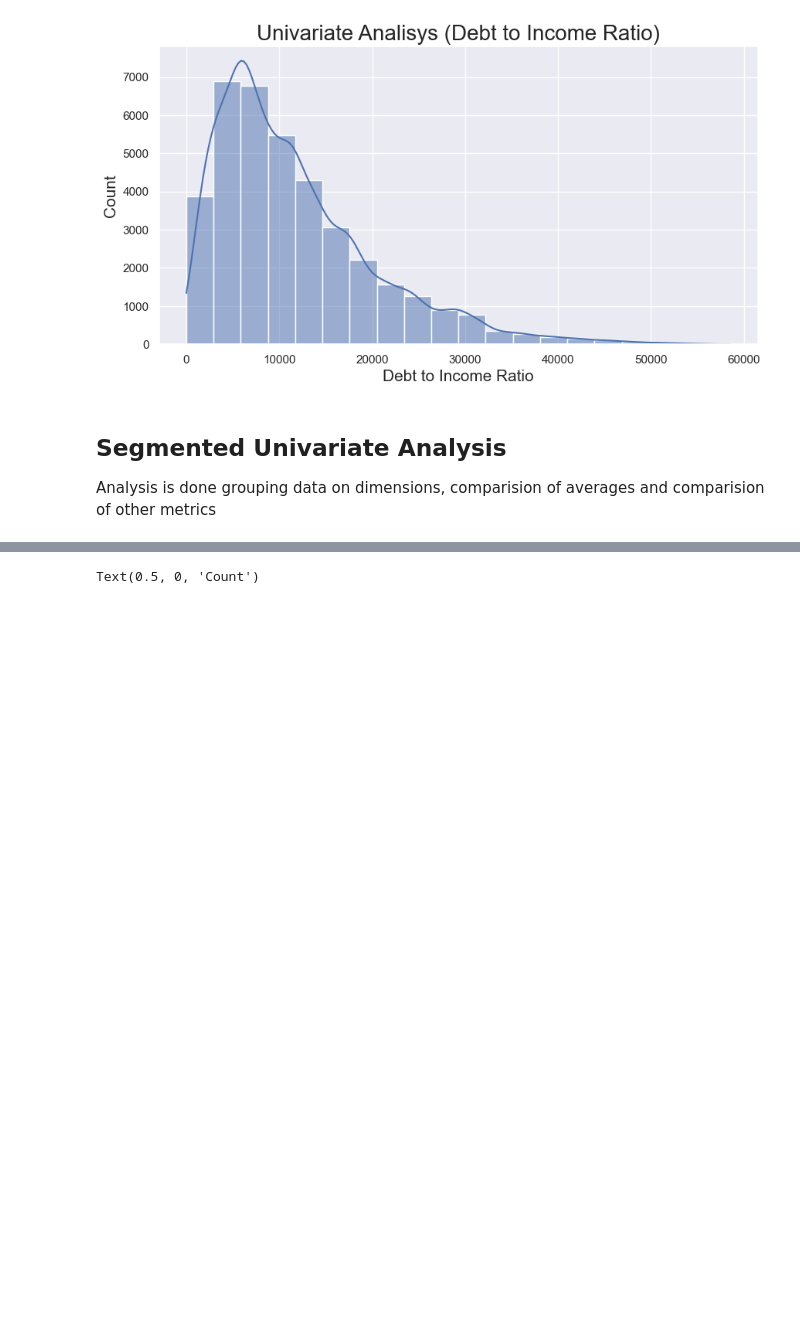
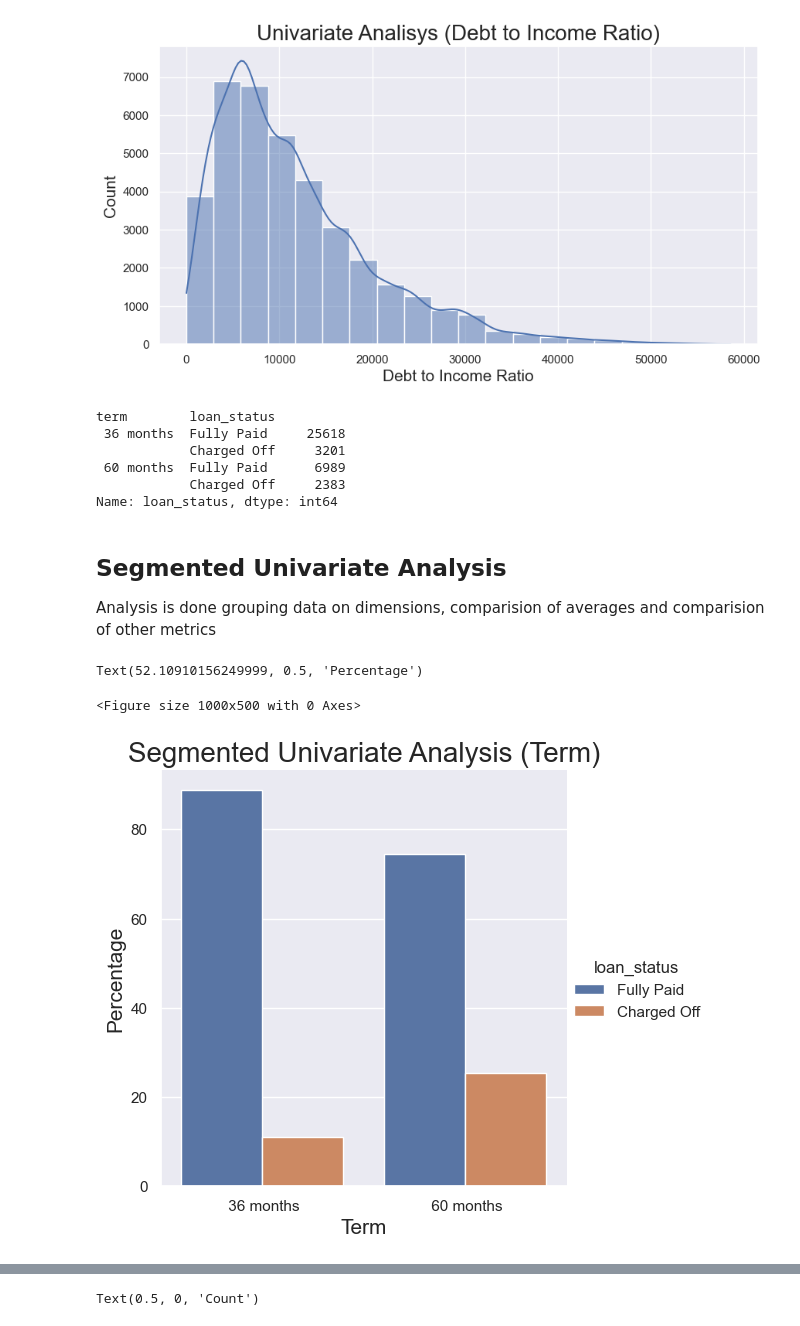
Before and after one commit to upasanapaul/LendingClubCaseStudy, a Jupyter notebook: lending_club_case_study.ipynb, the cells around one changed output, grey strips where cells are left out. Drawn from its saved outputs; the diff is of its cells as text; code cells hidden in the pictures; blank space fills up the shorter version.

Commit message:
added part of segmented univariate analysis

```diff
--- a/lending_club_case_study.ipynb
+++ b/lending_club_case_study.ipynb
@@ -537,6 +537,29 @@ plt.ylabel('Count', fontsize=15)
 plt.show()
 # %% [output]
 [figure]
+# %%
+loan_df.groupby('term')['loan_status'].value_counts()
+# %% [output]
+term        loan_status
+ 36 months  Fully Paid     25618
+            Charged Off     3201
+ 60 months  Fully Paid      6989
+            Charged Off     2383
+Name: loan_status, dtype: int64
 # %% [markdown]
 ## Segmented Univariate Analysis
 Analysis is done grouping data on dimensions, comparision of averages and comparision of other metrics
+# %%
+# Plot Catplot graph for term column to find Univariate Analysis
+plt.figure(figsize=(10,5))
+x,y = 'term', 'loan_status'
+term_df = loan_df.groupby(x)[y].value_counts(normalize=True).mul(100)
+term_df = term_df.rename('percent').reset_index()
+sns.catplot(x=x, y='percent', hue=y, kind='bar', data=term_df)
+plt.title("Segmented Univariate Analysis (Term)", fontsize=20)
+plt.xlabel("Term", fontsize=15)
+plt.ylabel("Percentage", fontsize=15)
+# %% [output]
+Text(52.10910156249999, 0.5, 'Percentage')
+<Figure size 1000x500 with 0 Axes>
+[figure, added]
```
Also changed, not shown: parts of 1 cell of this notebook.
